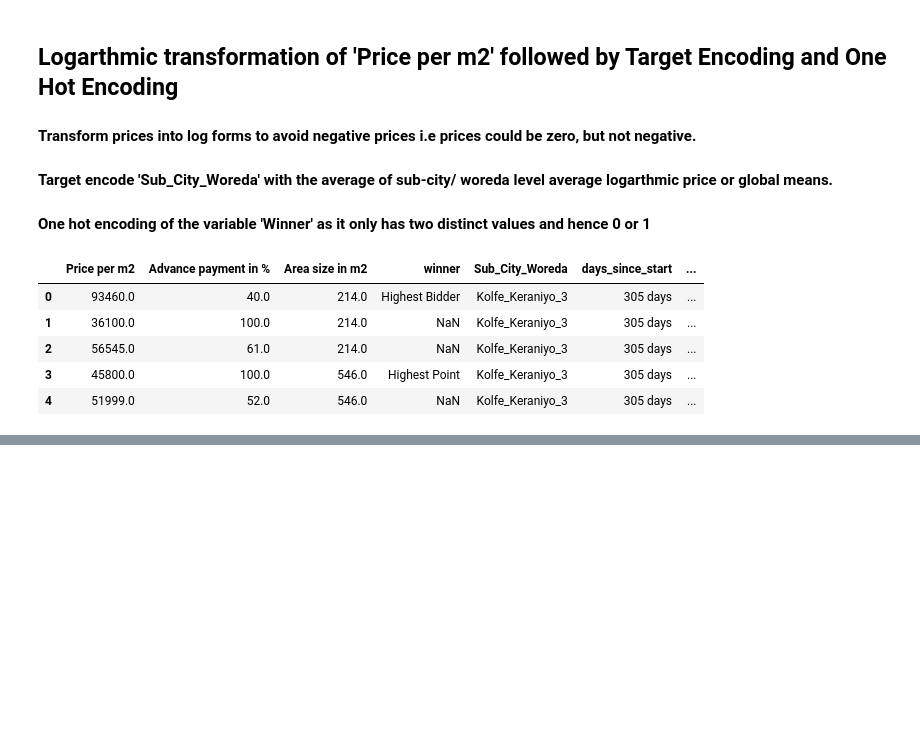
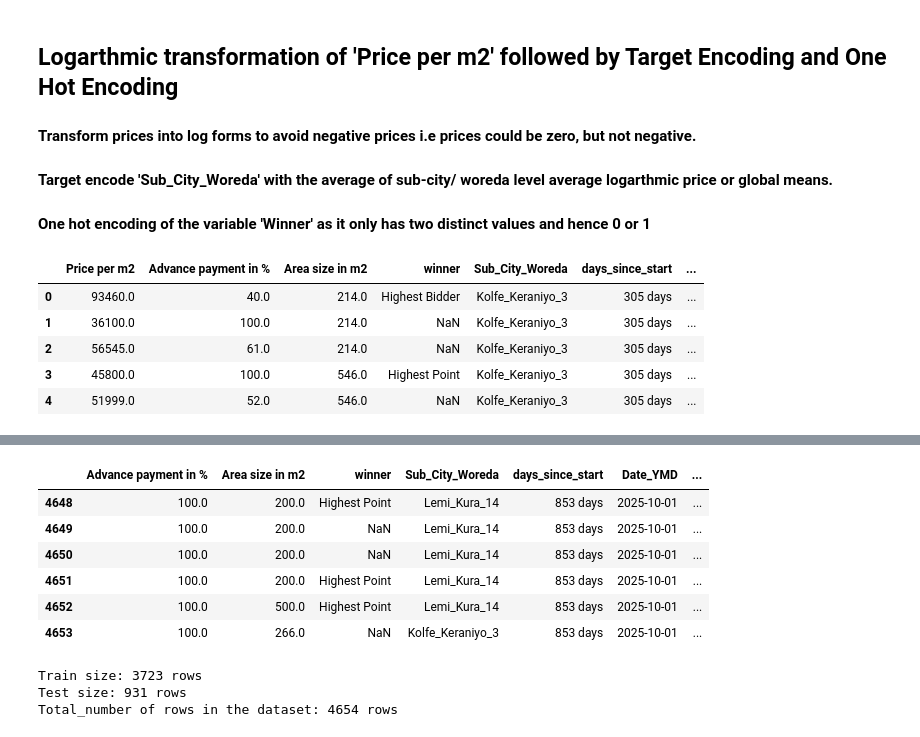
Before and after one commit to Solhemi/Land_auction_price_prediction_model_in_Addis, a Jupyter notebook: land_auction_price_prediction_model.ipynb, the cells around one changed output, grey strips where cells are left out. Drawn from its saved outputs; the diff is of its cells as text; code cells hidden in the pictures; blank space fills up the shorter version.

```diff
--- a/land_auction_price_prediction_model.ipynb
+++ b/land_auction_price_prediction_model.ipynb
@@ -573,0 +577,26 @@ auction_df.head(5)
+# %%
+# Check if the last rows of the dataset are the latest dates
+auction_df.tail(6)
+# %% [output]
+|  | Advance payment in % | Area size in m2 | winner | Sub_City_Woreda | days_since_start | Date_YMD | ... |
+| 4648 | 100.0 | 200.0 | Highest Point | Lemi_Kura_14 | 853 days | 2025-10-01 | ... |
+| 4649 | 100.0 | 200.0 | NaN | Lemi_Kura_14 | 853 days | 2025-10-01 | ... |
+| 4650 | 100.0 | 200.0 | NaN | Lemi_Kura_14 | 853 days | 2025-10-01 | ... |
+| 4651 | 100.0 | 200.0 | Highest Point | Lemi_Kura_14 | 853 days | 2025-10-01 | ... |
+| 4652 | 100.0 | 500.0 | Highest Point | Lemi_Kura_14 | 853 days | 2025-10-01 | ... |
+| 4653 | 100.0 | 266.0 | NaN | Kolfe_Keraniyo_3 | 853 days | 2025-10-01 | ... |
+# %%
+# Split the dataset into 80% raining and 20 % testing sets based upon the number of dataset rows
+
+train_size = int(0.8 * len(auction_df))
+print(f'Train size: {train_size} rows')
+print(f'Test size: {len(auction_df) - train_size} rows')
+print(f'Total_number of rows in the dataset: {train_size + len(auction_df) - train_size} rows')
+
+
+train_df = auction_df[:train_size]
+test_df = auction_df[train_size:]
+# %% [output]
+Train size: 3723 rows
+Test size: 931 rows
+Total_number of rows in the dataset: 4654 rows
```
Also changed, not shown: parts of 24 cells of this notebook.
